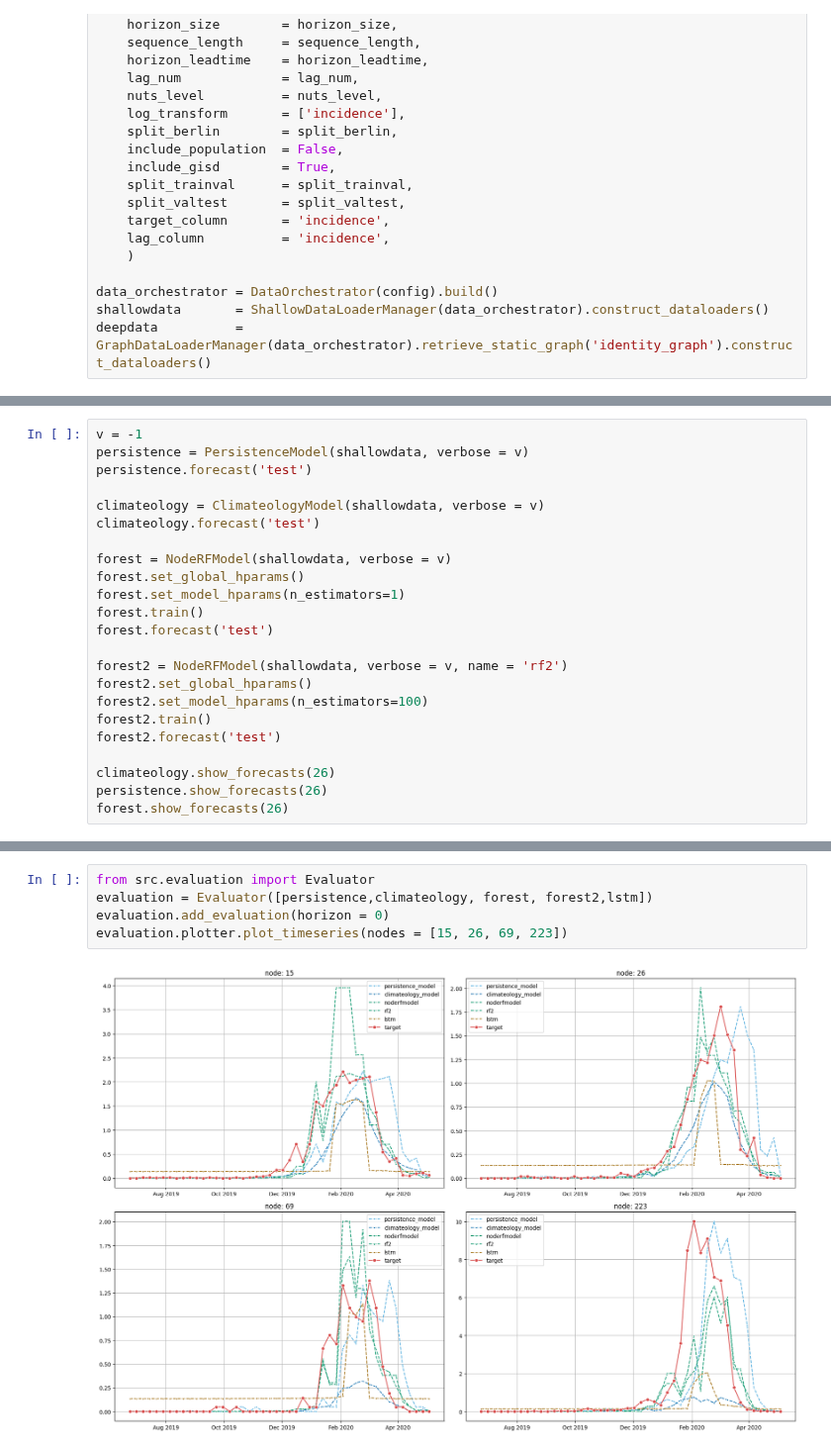
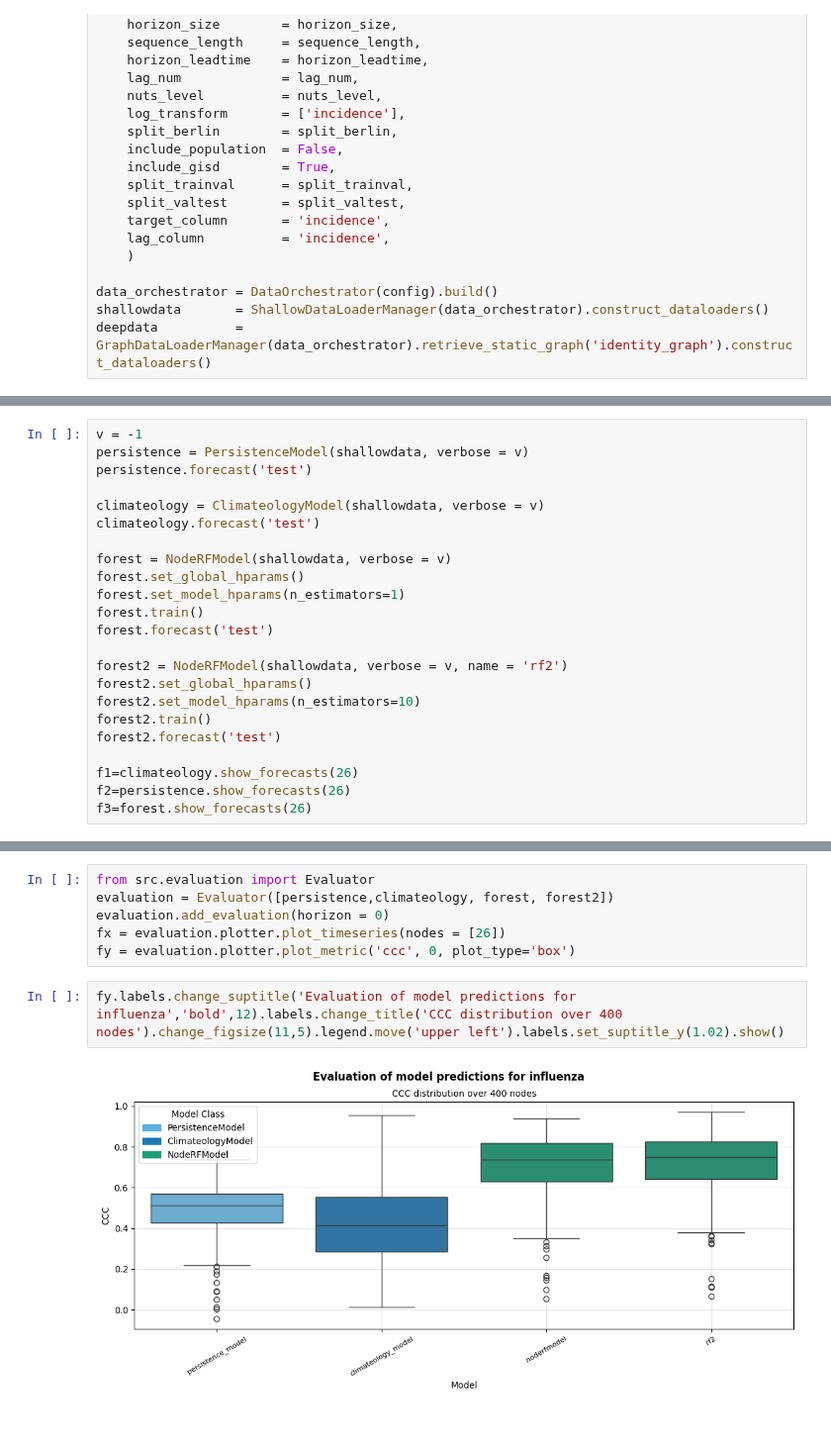
Before and after one commit to stends2001/infectious_disease_gnn, a Jupyter notebook: src/notebooks/2. Baseline.ipynb, the cells around one changed output, grey strips where cells are left out. Shown at 99% size. Saved outputs shown, nothing was run; the diff lists cells and outputs as text; blank space fills up the shorter version.

```diff
--- a/src/notebooks/2. Baseline.ipynb
+++ b/src/notebooks/2. Baseline.ipynb
@@ -62,10 +61,10 @@ forest.forecast('test')
 
 forest2 = NodeRFModel(shallowdata, verbose = v, name = 'rf2')
 forest2.set_global_hparams()
-forest2.set_model_hparams(n_estimators=100)
+forest2.set_model_hparams(n_estimators=10)
 forest2.train()
 forest2.forecast('test')
 
-climateology.show_forecasts(26)
-persistence.show_forecasts(26)
-forest.show_forecasts(26)
+f1=climateology.show_forecasts(26)
+f2=persistence.show_forecasts(26)
+f3=forest.show_forecasts(26)
@@ -89,8 +78,11 @@ lstm.show_forecasts(26)
 # %%
 from src.evaluation import Evaluator
-evaluation = Evaluator([persistence,climateology, forest, forest2,lstm])
+evaluation = Evaluator([persistence,climateology, forest, forest2])
 evaluation.add_evaluation(horizon = 0)
-evaluation.plotter.plot_timeseries(nodes = [15, 26, 69, 223])
+fx = evaluation.plotter.plot_timeseries(nodes = [26])
+fy = evaluation.plotter.plot_metric('ccc', 0, plot_type='box')
-# %% [output]
-[figure, removed]
+# %%
+fy.labels.change_suptitle('Evaluation of model predictions for influenza','bold',12).labels.change_title('CCC distribution over 400 nodes').change_figsize(11,5).legend.move('upper left').labels.set_suptitle_y(1.02).show()
+# %% [output]
+[figure, added]
 # %%
```
Also changed, not shown: parts of 5 cells of this notebook, 14 other files.
